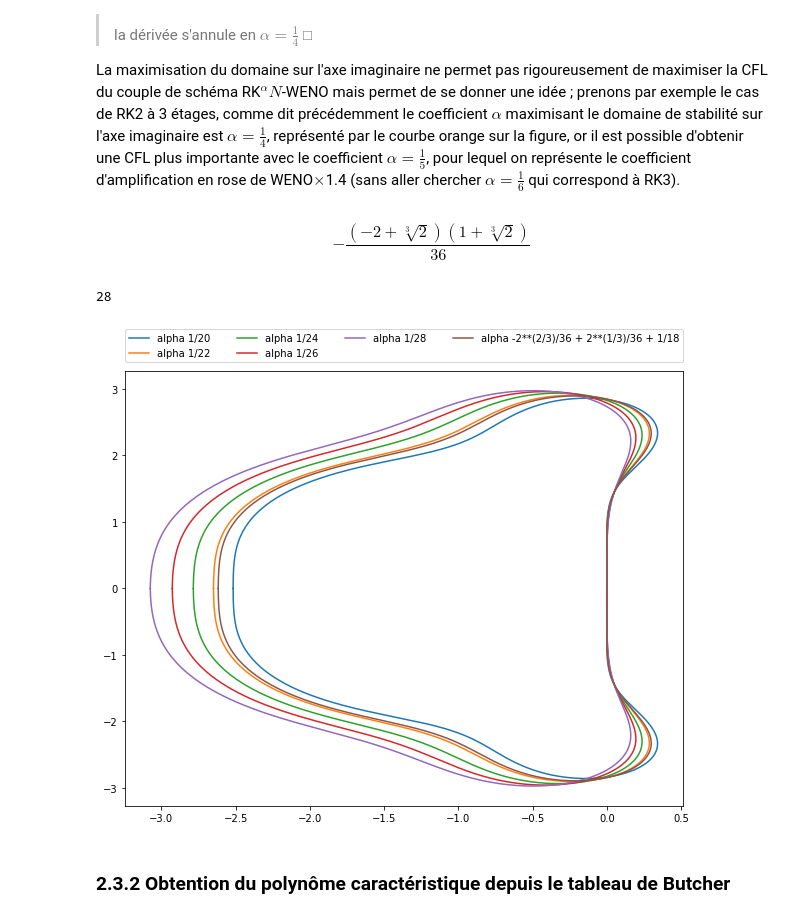
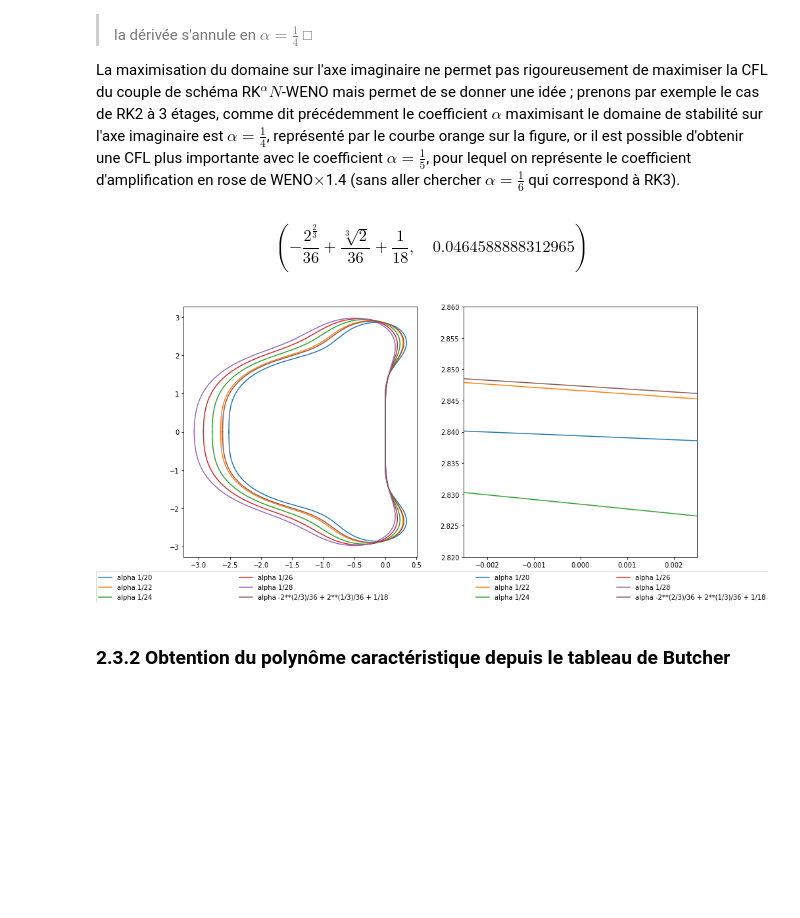
Before and after one commit to kivvix/miMaS, a Jupyter notebook: notebook/cfl.ipynb, the cells around one changed output. Drawn from its saved outputs; the diff is of its cells as text; code cells hidden in the pictures; blank space fills up the shorter version.

```diff
--- a/notebook/cfl.ipynb
+++ b/notebook/cfl.ipynb
@@ -760,37 +762,40 @@ for x in sp.solveset((sp.Abs(p.subs(z,beta*I))**2-1).collect(beta),beta**2)-sp.s
   betaset = sp.solveset(x.diff(alpha),alpha,domain=sp.S.Reals)
   if betaset != sp.EmptySet() :
     alphas.extend(betaset)
-alphas[0].factor()
+(alphas[0],alphas[0].evalf())
 # %% [output]
-$$- \frac{\left(-2 + \sqrt[3]{2}\right) \left(1 + \sqrt[3]{2}\right)}{36}$$
+$$\left ( - \frac{2^{\frac{2}{3}}}{36} + \frac{\sqrt[3]{2}}{36} + \frac{1}{18}, \quad 0.0464588888312965\right )$$
 # %%
 """
   vérification graphique de la solution trouvée
 """
 
+save_figsize = plt.rcParams['figure.figsize']
+plt.rcParams['figure.figsize'] = [14,7]
+fig, (ax1, ax2) = plt.subplots(1,2,figsize=(14,7))
+
 p = poly_RKsn(3)
-
-save_figsize = plt.rcParams['figure.figsize']
-plt.rcParams['figure.figsize'] = [10,8]
 
 for n in (20,22,24,26,28):
   print(n,end="\r")
   bn = b_poly(p.subs(alpha,sp.Rational(1,n)))
-  plt.plot(*reim(bn),markersize=msize,label="alpha {}".format(sp.Rational(1,n)))
-print()
+  ax1.plot(*reim(bn),markersize=msize,label="alpha {}".format(sp.Rational(1,n)))
+  ax2.plot(*reim(bn),markersize=msize,label="alpha {}".format(sp.Rational(1,n)))
+print(alphas[0],end="\r")
 bn = b_poly(p.subs(alpha,alphas[0]))
-plt.plot(*reim(bn),markersize=msize,label="alpha {}".format(alphas[0]))
+ax1.plot(*reim(bn),markersize=msize,label="alpha {}".format(alphas[0]))
+ax2.plot(*reim(bn),markersize=msize,label="alpha {}".format(alphas[0]))
+print(" "*len(str(alphas[0])))
 
-plt.legend(bbox_to_anchor=(0., 1.02, 1.,.102),loc=8,ncol=4,mode="expand",borderaxespad=0.,markerscale=10)
+fig.legend(loc=4,ncol=4,mode="expand",borderaxespad=0.,markerscale=10)
 
-#plt.xlim([-0.0025,0.0025]) ; plt.ylim([2.82,2.86])
+ax2.set_xlim([-0.0025,0.0025]) ; ax2.set_ylim([2.82,2.86])
 
 plt.show()
 
 plt.rcParams['figure.figsize'] = save_figsize
 # %% [output]
-28
-[figure, old version]
+[figure, new version]
 # %% [markdown]
 ### 2.3.2 Obtention du polynôme caractéristique depuis le tableau de Butcher
 # %% [markdown]
```
